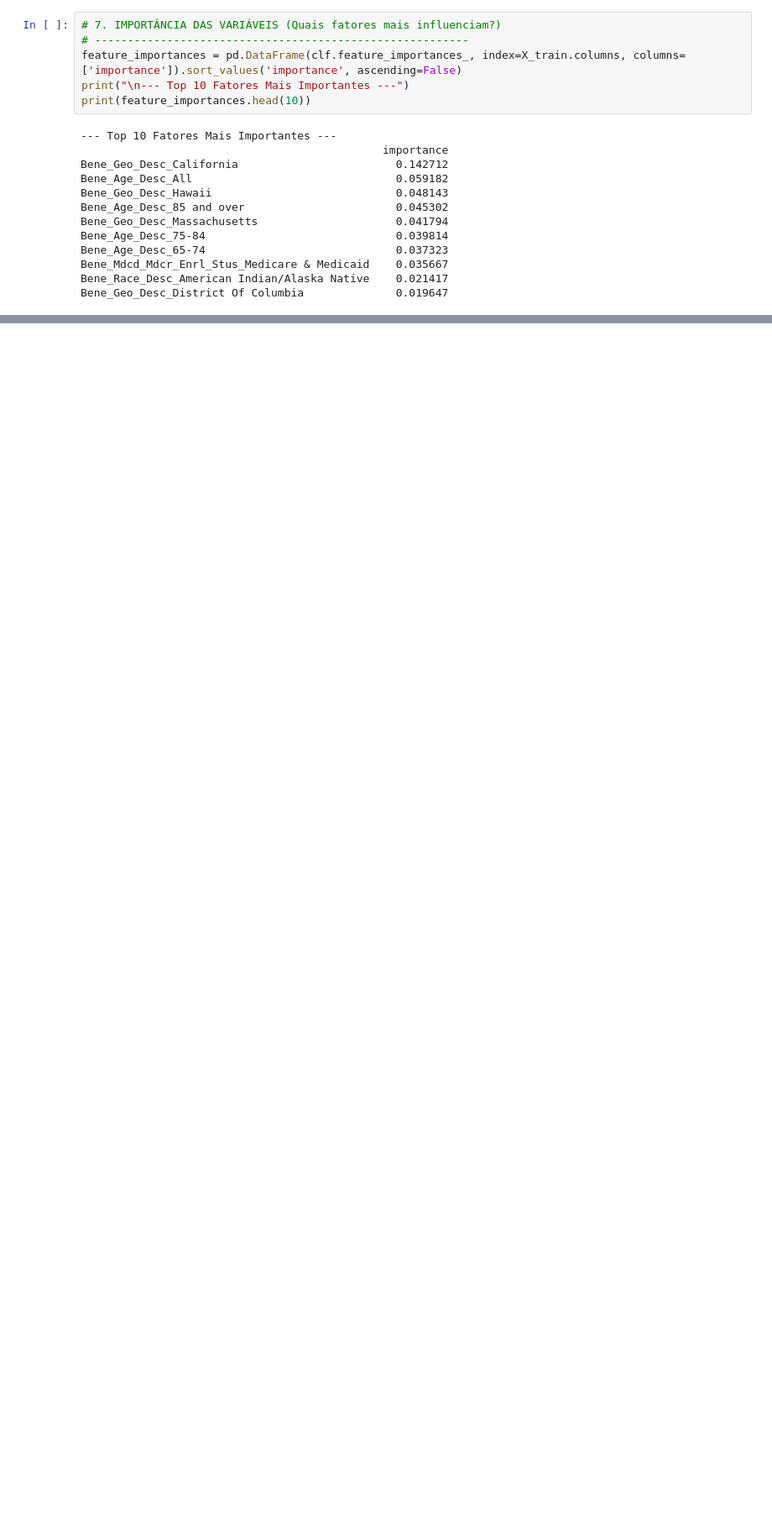
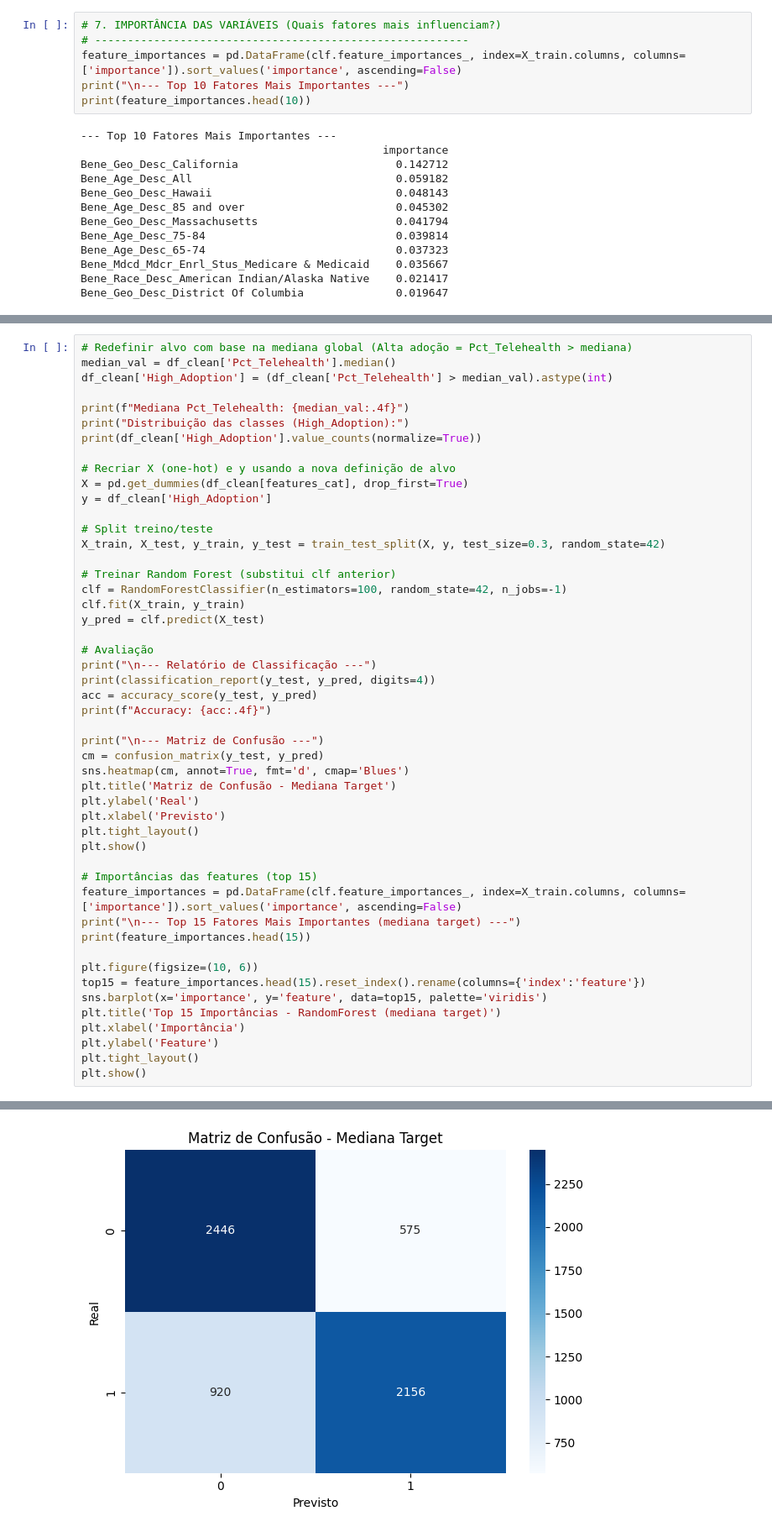
Before and after one commit to vinirex/IA---ML---Sprint1e2, a Jupyter notebook: telemed.ipynb, the cells around one changed output, grey strips where cells are left out. Shown: that part at 84% size. Drawn from its saved outputs; the diff is of its cells as text; blank space fills up the shorter version.

```diff
--- a/telemed.ipynb
+++ b/telemed.ipynb
@@ -134,0 +220,50 @@ Bene_Geo_Desc_District Of Columbia              0.019647
+# %%
+# Redefinir alvo com base na mediana global (Alta adoção = Pct_Telehealth > mediana)
+median_val = df_clean['Pct_Telehealth'].median()
+df_clean['High_Adoption'] = (df_clean['Pct_Telehealth'] > median_val).astype(int)
+
+print(f"Mediana Pct_Telehealth: {median_val:.4f}")
+print("Distribuição das classes (High_Adoption):")
+print(df_clean['High_Adoption'].value_counts(normalize=True))
+
+# Recriar X (one-hot) e y usando a nova definição de alvo
+X = pd.get_dummies(df_clean[features_cat], drop_first=True)
+y = df_clean['High_Adoption']
+
+# Split treino/teste
+X_train, X_test, y_train, y_test = train_test_split(X, y, test_size=0.3, random_state=42)
+
+# Treinar Random Forest (substitui clf anterior)
+clf = RandomForestClassifier(n_estimators=100, random_state=42, n_jobs=-1)
+clf.fit(X_train, y_train)
+y_pred = clf.predict(X_test)
+
+# Avaliação
+print("\n--- Relatório de Classificação ---")
+print(classification_report(y_test, y_pred, digits=4))
+acc = accuracy_score(y_test, y_pred)
+print(f"Accuracy: {acc:.4f}")
+
+print("\n--- Matriz de Confusão ---")
+cm = confusion_matrix(y_test, y_pred)
+sns.heatmap(cm, annot=True, fmt='d', cmap='Blues')
+plt.title('Matriz de Confusão - Mediana Target')
+plt.ylabel('Real')
+plt.xlabel('Previsto')
+plt.tight_layout()
+plt.show()
+
+# Importâncias das features (top 15)
+feature_importances = pd.DataFrame(clf.feature_importances_, index=X_train.columns, columns=['importance']).sort_values('importance', ascending=False)
+print("\n--- Top 15 Fatores Mais Importantes (mediana target) ---")
+print(feature_importances.head(15))
+
+plt.figure(figsize=(10, 6))
+top15 = feature_importances.head(15).reset_index().rename(columns={'index':'feature'})
+sns.barplot(x='importance', y='feature', data=top15, palette='viridis')
+plt.title('Top 15 Importâncias - RandomForest (mediana target)')
+plt.xlabel('Importância')
+plt.ylabel('Feature')
+plt.tight_layout()
+plt.show()
+# %% [output]
@@ -134,0 +290 @@ Bene_Geo_Desc_District Of Columbia              0.019647
+[figure, added]
```
Also changed, not shown: parts of 3 cells of this notebook, 4 other files.
